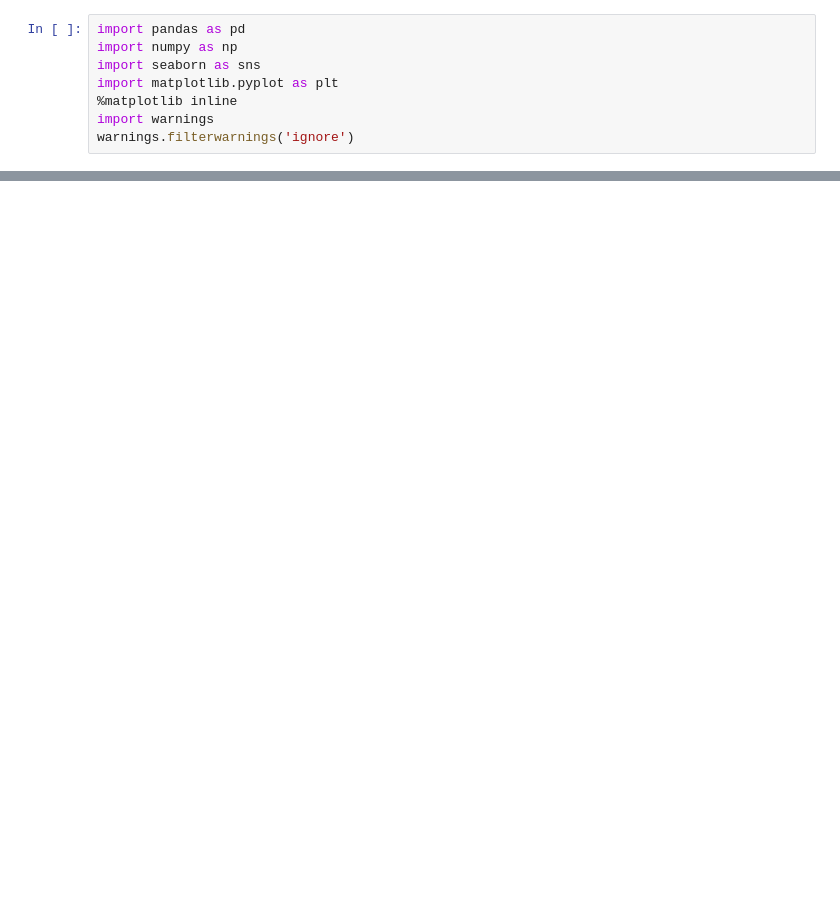
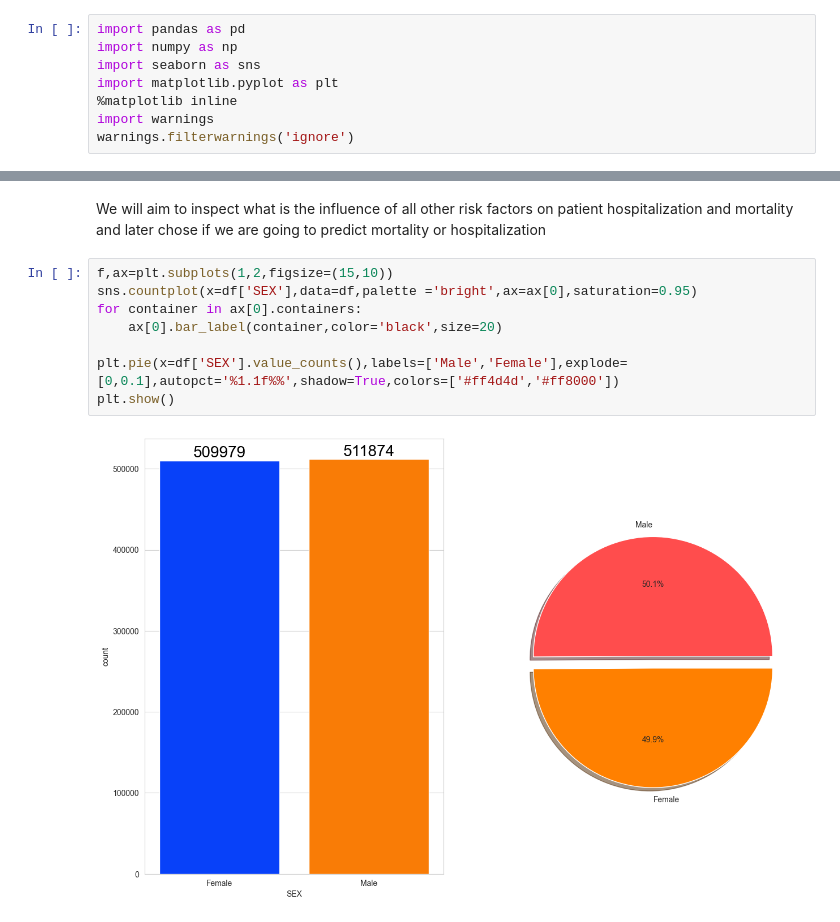
Before and after one commit to vucina1906/covid, a Jupyter notebook: notebook/data/EDA.ipynb, the cells around one changed output, grey strips where cells are left out. Saved outputs shown, nothing was run; the diff lists cells and outputs as text; blank space fills up the shorter version.

```diff
--- a/notebook/data/EDA.ipynb
+++ b/notebook/data/EDA.ipynb
@@ -20,0 +333,13 @@ ParserError: Error tokenizing data. C error: Expected 2 fields in line 14, saw 3
+# %% [markdown]
+We will aim to inspect what is the influence of all other risk factors on patient hospitalization and mortality and later chose if we are going to predict
+mortality or hospitalization
+# %%
+f,ax=plt.subplots(1,2,figsize=(15,10))
+sns.countplot(x=df['SEX'],data=df,palette ='bright',ax=ax[0],saturation=0.95)
+for container in ax[0].containers:
+    ax[0].bar_label(container,color='black',size=20)
+
+plt.pie(x=df['SEX'].value_counts(),labels=['Male','Female'],explode=[0,0.1],autopct='%1.1f%%',shadow=True,colors=['#ff4d4d','#ff8000'])
+plt.show()
+# %% [output]
+[figure, added]
```
Also changed, not shown: parts of 66 cells of this notebook, 17 other files.
